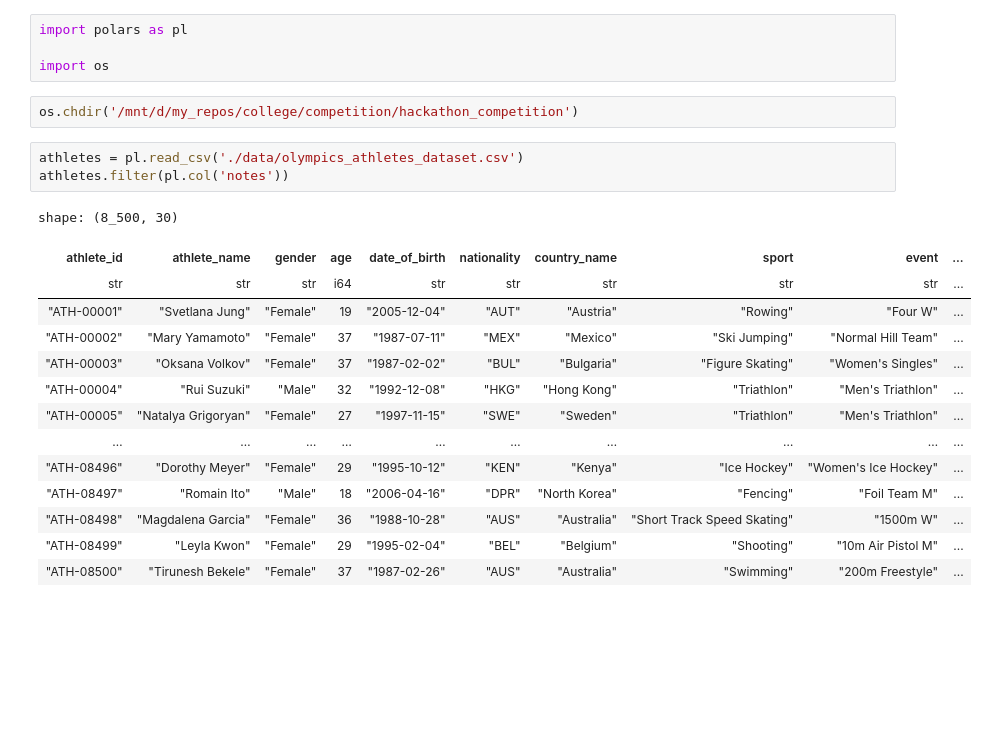
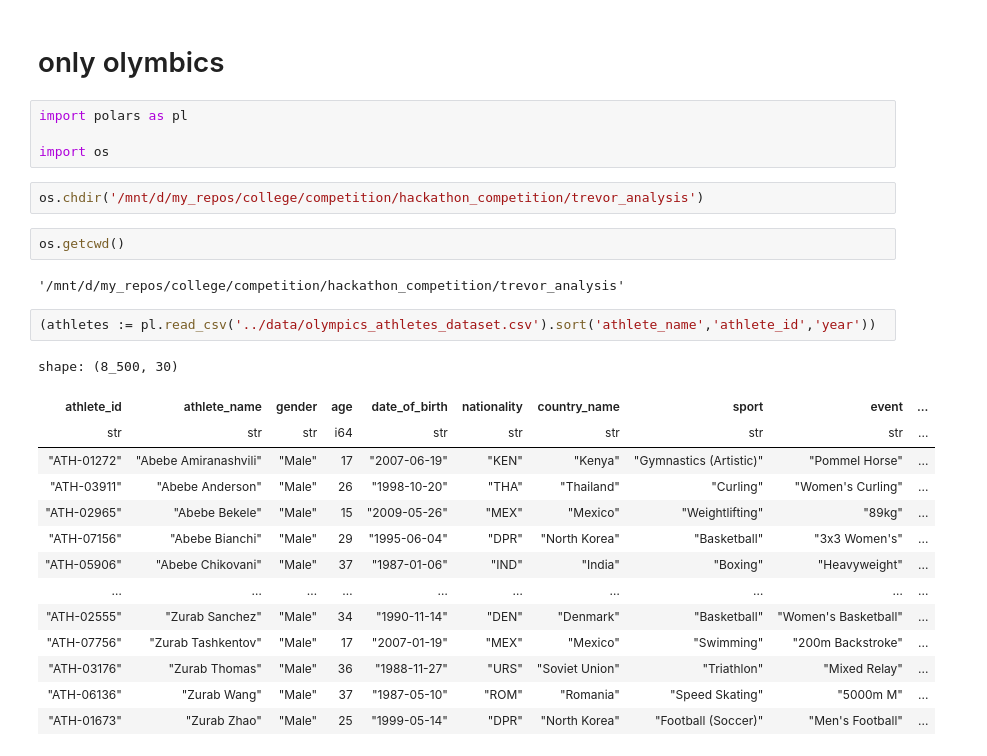
Before and after one commit to dmail5802/hackathon_competition, a Jupyter notebook: trevor_analysis/st1_clean_data.ipynb, the cells around one changed output. Saved outputs shown, nothing was run; the diff lists cells and outputs as text; blank space fills up the shorter version.

Commit message:
Add files via upload
final analysis

```diff
--- a/trevor_analysis/st1_clean_data.ipynb
+++ b/trevor_analysis/st1_clean_data.ipynb
@@ -1,24 +1,29 @@
+# %% [markdown]
+# only olymbics
 # %%
 import polars as pl
 
 import os
 # %%
-os.chdir('/mnt/d/my_repos/college/competition/hackathon_competition')
+os.chdir('/mnt/d/my_repos/college/competition/hackathon_competition/trevor_analysis')
+# %%
+os.getcwd()
+# %% [output]
+'/mnt/d/my_repos/college/competition/hackathon_competition/trevor_analysis'
 # %%
-athletes = pl.read_csv('./data/olympics_athletes_dataset.csv')
-athletes.filter(pl.col('notes'))
+(athletes := pl.read_csv('../data/olympics_athletes_dataset.csv').sort('athlete_name','athlete_id','year'))
 # %% [output]
 shape: (8_500, 30)
 | athlete_id | athlete_name | gender | age | date_of_birth | nationality | country_name | sport | event | ... |
 | str | str | str | i64 | str | str | str | str | str | ... |
-| "ATH-00001" | "Svetlana Jung" | "Female" | 19 | "2005-12-04" | "AUT" | "Austria" | "Rowing" | "Four W" | ... |
-| "ATH-00002" | "Mary Yamamoto" | "Female" | 37 | "1987-07-11" | "MEX" | "Mexico" | "Ski Jumping" | "Normal Hill Team" | ... |
-| "ATH-00003" | "Oksana Volkov" | "Female" | 37 | "1987-02-02" | "BUL" | "Bulgaria" | "Figure Skating" | "Women's Singles" | ... |
-| "ATH-00004" | "Rui Suzuki" | "Male" | 32 | "1992-12-08" | "HKG" | "Hong Kong" | "Triathlon" | "Men's Triathlon" | ... |
-| "ATH-00005" | "Natalya Grigoryan" | "Female" | 27 | "1997-11-15" | "SWE" | "Sweden" | "Triathlon" | "Men's Triathlon" | ... |
+| "ATH-01272" | "Abebe Amiranashvili" | "Male" | 17 | "2007-06-19" | "KEN" | "Kenya" | "Gymnastics (Artistic)" | "Pommel Horse" | ... |
+| "ATH-03911" | "Abebe Anderson" | "Male" | 26 | "1998-10-20" | "THA" | "Thailand" | "Curling" | "Women's Curling" | ... |
+| "ATH-02965" | "Abebe Bekele" | "Male" | 15 | "2009-05-26" | "MEX" | "Mexico" | "Weightlifting" | "89kg" | ... |
+| "ATH-07156" | "Abebe Bianchi" | "Male" | 29 | "1995-06-04" | "DPR" | "North Korea" | "Basketball" | "3x3 Women's" | ... |
+| "ATH-05906" | "Abebe Chikovani" | "Male" | 37 | "1987-01-06" | "IND" | "India" | "Boxing" | "Heavyweight" | ... |
 | … | … | … | … | … | … | … | … | … | ... |
-| "ATH-08496" | "Dorothy Meyer" | "Female" | 29 | "1995-10-12" | "KEN" | "Kenya" | "Ice Hockey" | "Women's Ice Hockey" | ... |
-| "ATH-08497" | "Romain Ito" | "Male" | 18 | "2006-04-16" | "DPR" | "North Korea" | "Fencing" | "Foil Team M" | ... |
-| "ATH-08498" | "Magdalena Garcia" | "Female" | 36 | "1988-10-28" | "AUS" | "Australia" | "Short Track Speed Skating" | "1500m W" | ... |
-| "ATH-08499" | "Leyla Kwon" | "Female" | 29 | "1995-02-04" | "BEL" | "Belgium" | "Shooting" | "10m Air Pistol M" | ... |
-| "ATH-08500" | "Tirunesh Bekele" | "Female" | 37 | "1987-02-26" | "AUS" | "Australia" | "Swimming" | "200m Freestyle" | ... |
+| "ATH-02555" | "Zurab Sanchez" | "Male" | 34 | "1990-11-14" | "DEN" | "Denmark" | "Basketball" | "Women's Basketball" | ... |
+| "ATH-07756" | "Zurab Tashkentov" | "Male" | 17 | "2007-01-19" | "MEX" | "Mexico" | "Swimming" | "200m Backstroke" | ... |
+| "ATH-03176" | "Zurab Thomas" | "Male" | 36 | "1988-11-27" | "URS" | "Soviet Union" | "Triathlon" | "Mixed Relay" | ... |
+| "ATH-06136" | "Zurab Wang" | "Male" | 37 | "1987-05-10" | "ROM" | "Romania" | "Speed Skating" | "5000m M" | ... |
+| "ATH-01673" | "Zurab Zhao" | "Male" | 25 | "1999-05-14" | "DPR" | "North Korea" | "Football (Soccer)" | "Men's Football" | ... |
```
Also changed, not shown: parts of 11 cells of this notebook, 1 other file.
